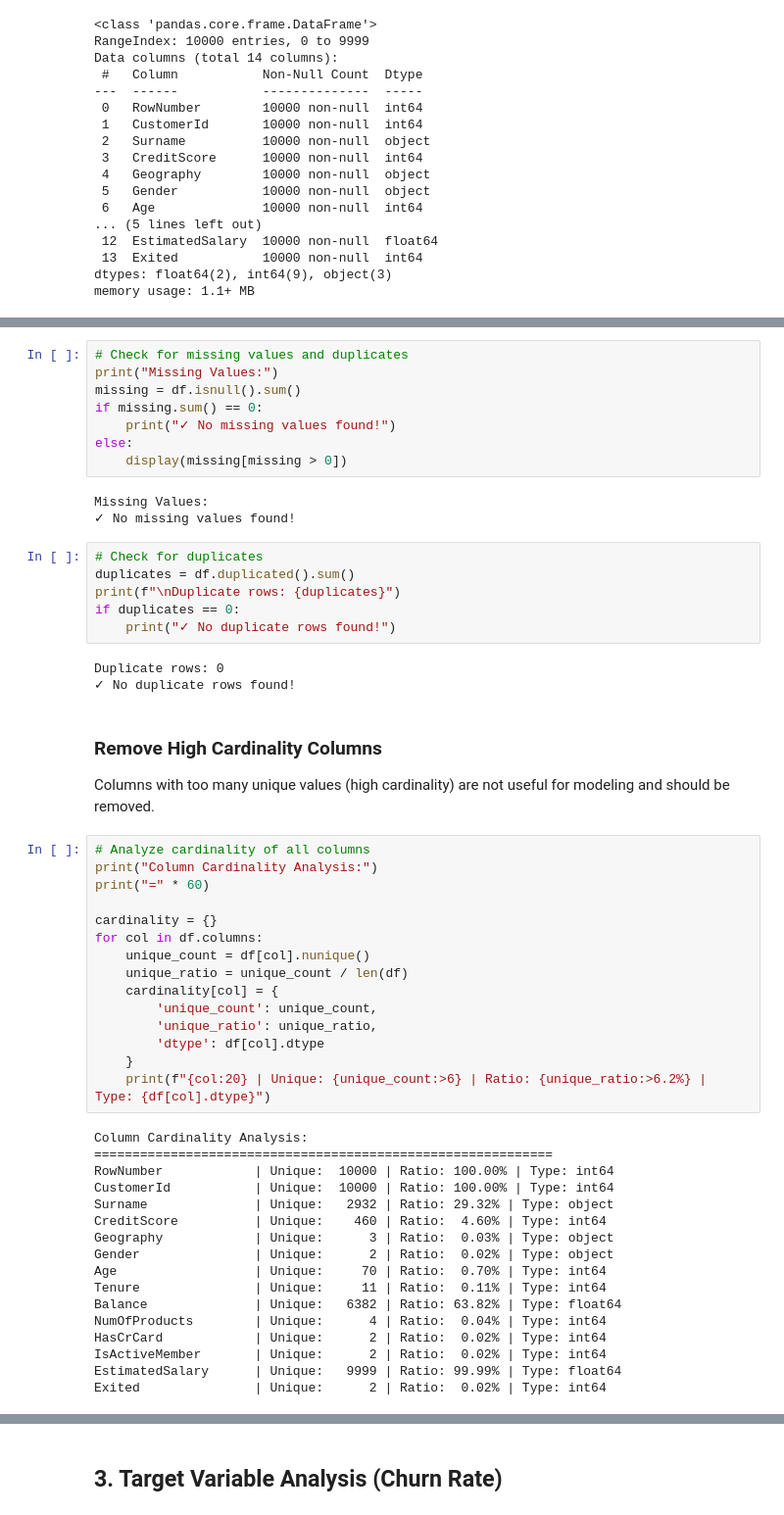
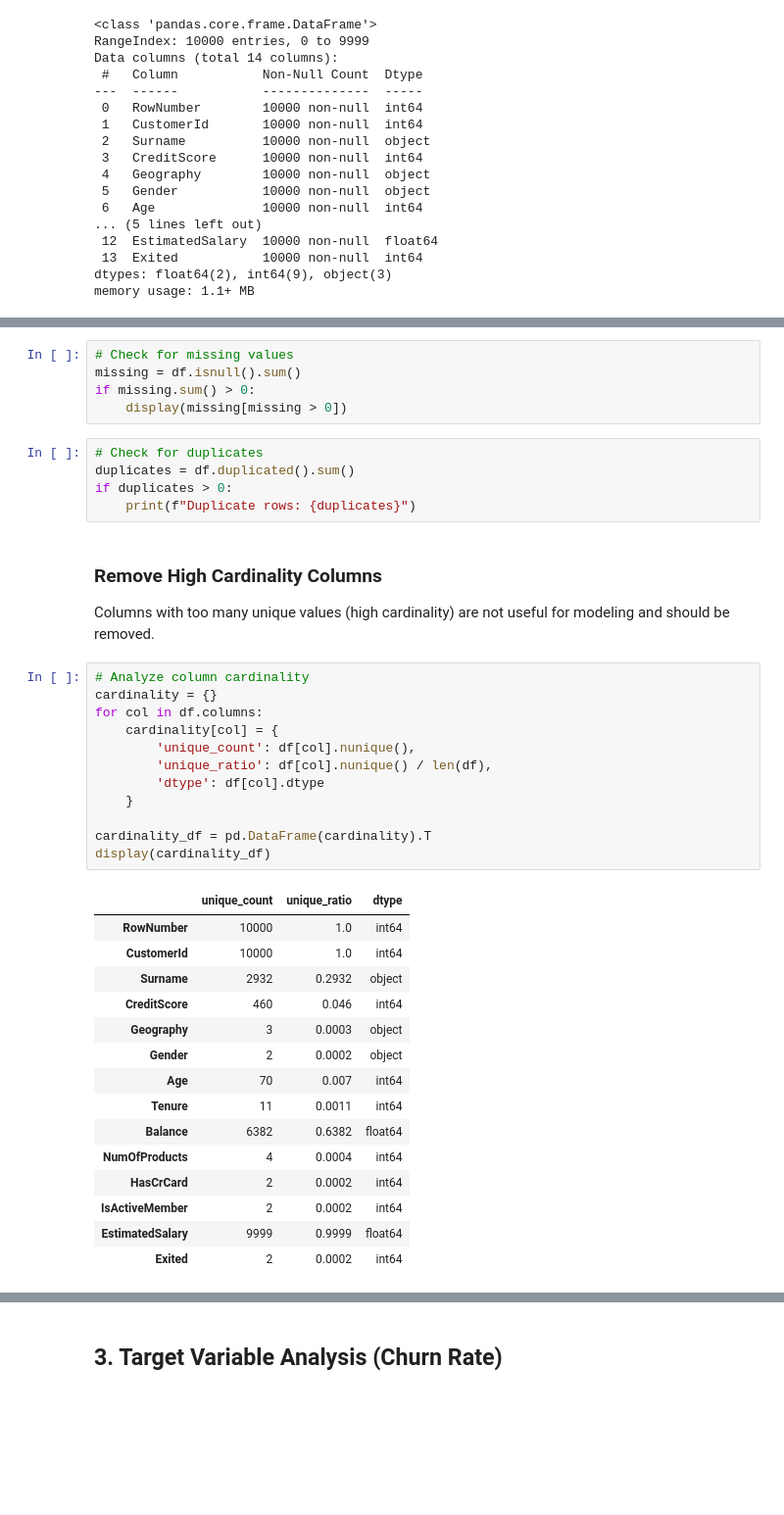
Before and after one commit to longdang193/customer-churn-prediction-azureml, a Jupyter notebook: notebooks/eda.ipynb, the cells around one changed output, grey strips where cells are left out. Shown at 98% size. Cells and saved outputs as stored; diff of their text form; blank space fills up the shorter version.

```diff
--- a/notebooks/eda.ipynb
+++ b/notebooks/eda.ipynb
@@ -119,58 +106,44 @@ display(df.describe())
 | 75% | 7500.25000 | 1.575323e+07 | 718.000000 | 44.000000 | 7.000000 | 127644.240000 | 2.000000 | 1.00000 | ... |
 | max | 10000.00000 | 1.581569e+07 | 850.000000 | 92.000000 | 10.000000 | 250898.090000 | 4.000000 | 1.00000 | ... |
 # %%
-# Check for missing values and duplicates
-print("Missing Values:")
+# Check for missing values
 missing = df.isnull().sum()
-if missing.sum() == 0:
-    print("✓ No missing values found!")
-else:
+if missing.sum() > 0:
     display(missing[missing > 0])
-# %% [output]
-Missing Values:
-✓ No missing values found!
 # %%
 # Check for duplicates
 duplicates = df.duplicated().sum()
-print(f"\nDuplicate rows: {duplicates}")
-if duplicates == 0:
-    print("✓ No duplicate rows found!")
+if duplicates > 0:
+    print(f"Duplicate rows: {duplicates}")
-# %% [output]
-Duplicate rows: 0
-✓ No duplicate rows found!
 # %% [markdown]
 ### Remove High Cardinality Columns
 
 Columns with too many unique values (high cardinality) are not useful for modeling and should be removed.
 # %%
-# Analyze cardinality of all columns
-print("Column Cardinality Analysis:")
-print("=" * 60)
-
+# Analyze column cardinality
 cardinality = {}
 for col in df.columns:
-    unique_count = df[col].nunique()
-    unique_ratio = unique_count / len(df)
     cardinality[col] = {
-        'unique_count': unique_count,
-        'unique_ratio': unique_ratio,
+        'unique_count': df[col].nunique(),
+        'unique_ratio': df[col].nunique() / len(df),
         'dtype': df[col].dtype
     }
-    print(f"{col:20} | Unique: {unique_count:>6} | Ratio: {unique_ratio:>6.2%} | Type: {df[col].dtype}")
+
+cardinality_df = pd.DataFrame(cardinality).T
+display(cardinality_df)
 # %% [output]
-Column Cardinality Analysis:
-============================================================
-RowNumber            | Unique:  10000 | Ratio: 100.00% | Type: int64
-CustomerId           | Unique:  10000 | Ratio: 100.00% | Type: int64
-Surname              | Unique:   2932 | Ratio: 29.32% | Type: object
-CreditScore          | Unique:    460 | Ratio:  4.60% | Type: int64
-Geography            | Unique:      3 | Ratio:  0.03% | Type: object
-Gender               | Unique:      2 | Ratio:  0.02% | Type: object
-Age                  | Unique:     70 | Ratio:  0.70% | Type: int64
-Tenure               | Unique:     11 | Ratio:  0.11% | Type: int64
-Balance              | Unique:   6382 | Ratio: 63.82% | Type: float64
-NumOfProducts        | Unique:      4 | Ratio:  0.04% | Type: int64
-HasCrCard            | Unique:      2 | Ratio:  0.02% | Type: int64
-IsActiveMember       | Unique:      2 | Ratio:  0.02% | Type: int64
-EstimatedSalary      | Unique:   9999 | Ratio: 99.99% | Type: float64
-Exited               | Unique:      2 | Ratio:  0.02% | Type: int64
+|  | unique_count | unique_ratio | dtype |
+| RowNumber | 10000 | 1.0 | int64 |
+| CustomerId | 10000 | 1.0 | int64 |
+| Surname | 2932 | 0.2932 | object |
+| CreditScore | 460 | 0.046 | int64 |
+| Geography | 3 | 0.0003 | object |
+| Gender | 2 | 0.0002 | object |
+| Age | 70 | 0.007 | int64 |
+| Tenure | 11 | 0.0011 | int64 |
+| Balance | 6382 | 0.6382 | float64 |
+| NumOfProducts | 4 | 0.0004 | int64 |
+| HasCrCard | 2 | 0.0002 | int64 |
+| IsActiveMember | 2 | 0.0002 | int64 |
+| EstimatedSalary | 9999 | 0.9999 | float64 |
+| Exited | 2 | 0.0002 | int64 |
```
Also changed, not shown: parts of 20 cells of this notebook, 38 other files.
